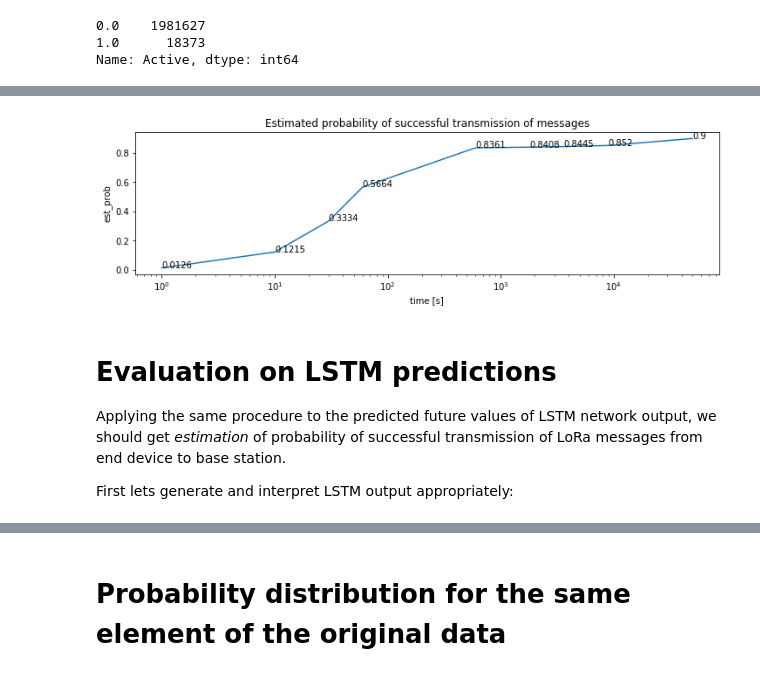
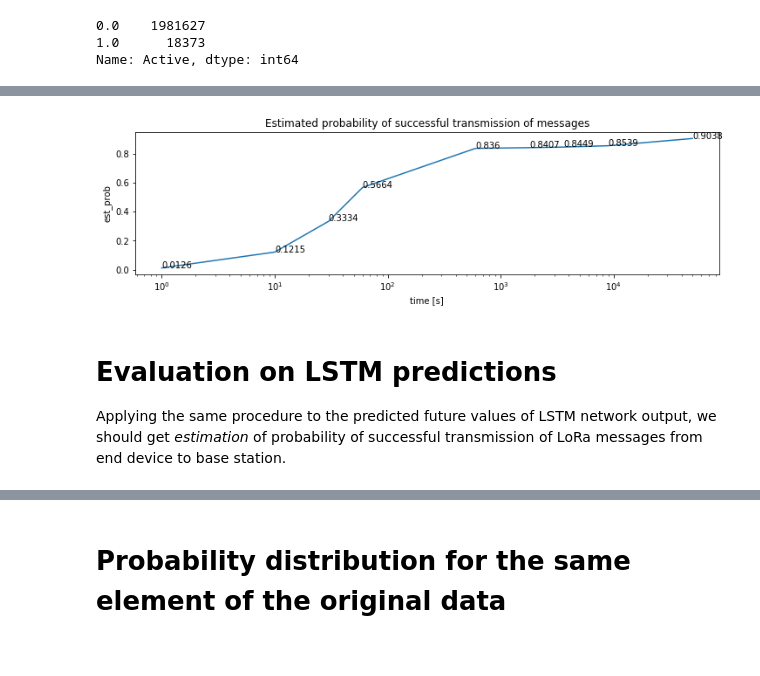
Before and after one commit to akapet00/lora-time-series, a Jupyter notebook: notebooks/02-inference.ipynb, the cells around one changed output, grey strips where cells are left out. Drawn from its saved outputs; the diff is of its cells as text; code cells hidden in the pictures.

```diff
--- a/notebooks/02-inference.ipynb
+++ b/notebooks/02-inference.ipynb
@@ -91,8 +85,6 @@ samples = sampling(data_test, sample_size=50000)
 # %%
-probs_acc = {}
 max_w_size = [1, 10, 30, 60, 600, 1800, 3600, 9000, 50000]
-for idx, sample in enumerate(samples):
-    probs = []
-    for w in max_w_size:
-        probs.append(estimate_prob(sample.Active, window_size=w))
-    probs_acc[idx]=probs
+
+probs = []
+for w in max_w_size:
+    probs.append(estimate_prob(data_test.Active, window_size=w))
@@ -117,10 +103,8 @@ p_tot
 # %%
-plot_prob(p_tot, max_w_size)
+plot_prob(probs, max_w_size)
 # %% [output]
-[figure, old version]
+[figure, new version]
 # %% [markdown]
 # Evaluation on LSTM predictions
 
 Applying the same procedure to the predicted future values of LSTM network output, we should get *estimation* of probability of successful transmission of LoRa messages from end device to base station.
-
-First lets generate and interpret LSTM output appropriately:
```
Also changed, not shown: parts of 18 cells of this notebook, 2 other files.
